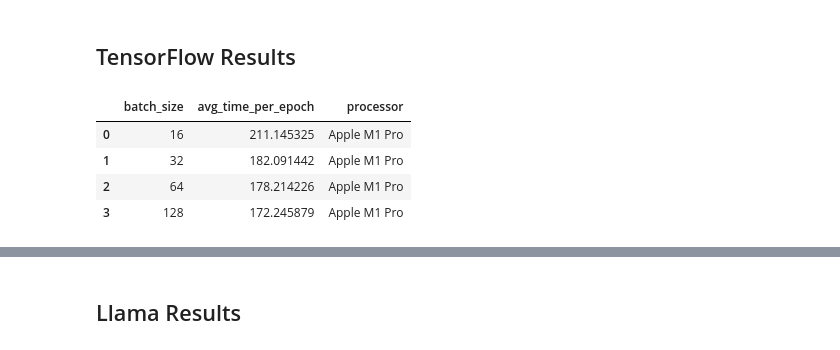
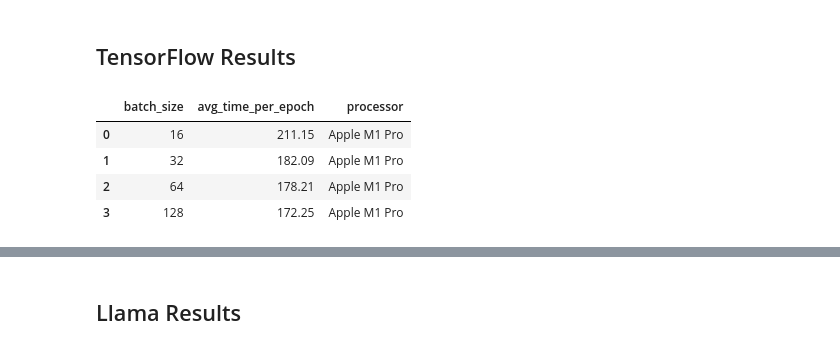
Before and after one commit to mrdbourke/mac-ml-speed-test, a Jupyter notebook: results_explorer.ipynb, the cells around one changed output, grey strips where cells are left out. Cells and saved outputs as stored; diff of their text form; code cells hidden in the pictures.

```diff
--- a/results_explorer.ipynb
+++ b/results_explorer.ipynb
@@ -150,25 +139,26 @@ plt.show()
 # %%
 # TensorFlow NLP
 
 # Get all csv files in TensorFlow NLP results directory
 tensorflow_results_nlp_files = list(results_tensorflow_nlp.glob("*.csv"))
 
 # Open each csv file as a DataFrame and add the name of processor to the DataFrame
 tensorflow_results_nlp_dfs = []
 for file in tensorflow_results_nlp_files:
     df = pd.read_csv(file)
     df["processor"] = str(file.stem).split("IMDB")[0].replace("_", " ").strip()
     tensorflow_results_nlp_dfs.append(df)
 
 # Combine all csv files into one dataframe
 tensorflow_results_nlp_df = pd.concat(
     tensorflow_results_nlp_dfs, ignore_index=True
 )
 
+tensorflow_results_nlp_df["avg_time_per_epoch"] = tensorflow_results_nlp_df["avg_time_per_epoch"].astype(float).round(2)
 tensorflow_results_nlp_df
 # %% [output]
 |  | batch_size | avg_time_per_epoch | processor |
-| 0 | 16 | 211.145325 | Apple M1 Pro |
-| 1 | 32 | 182.091442 | Apple M1 Pro |
-| 2 | 64 | 178.214226 | Apple M1 Pro |
-| 3 | 128 | 172.245879 | Apple M1 Pro |
+| 0 | 16 | 211.15 | Apple M1 Pro |
+| 1 | 32 | 182.09 | Apple M1 Pro |
+| 2 | 64 | 178.21 | Apple M1 Pro |
+| 3 | 128 | 172.25 | Apple M1 Pro |
```
Also changed, not shown: parts of 8 cells of this notebook.
